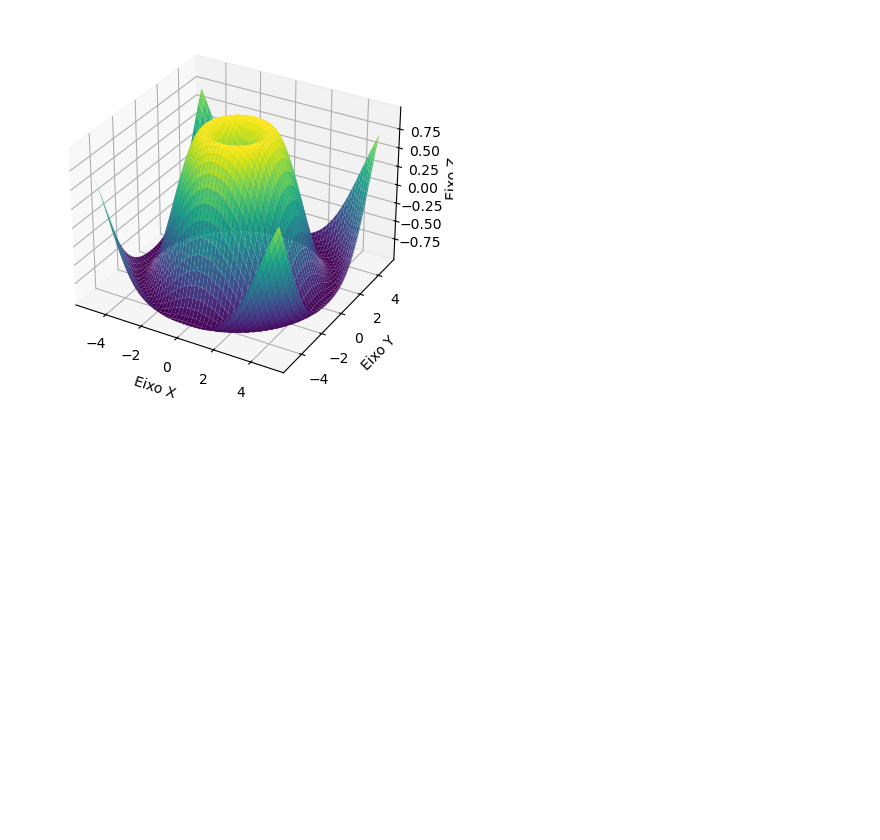
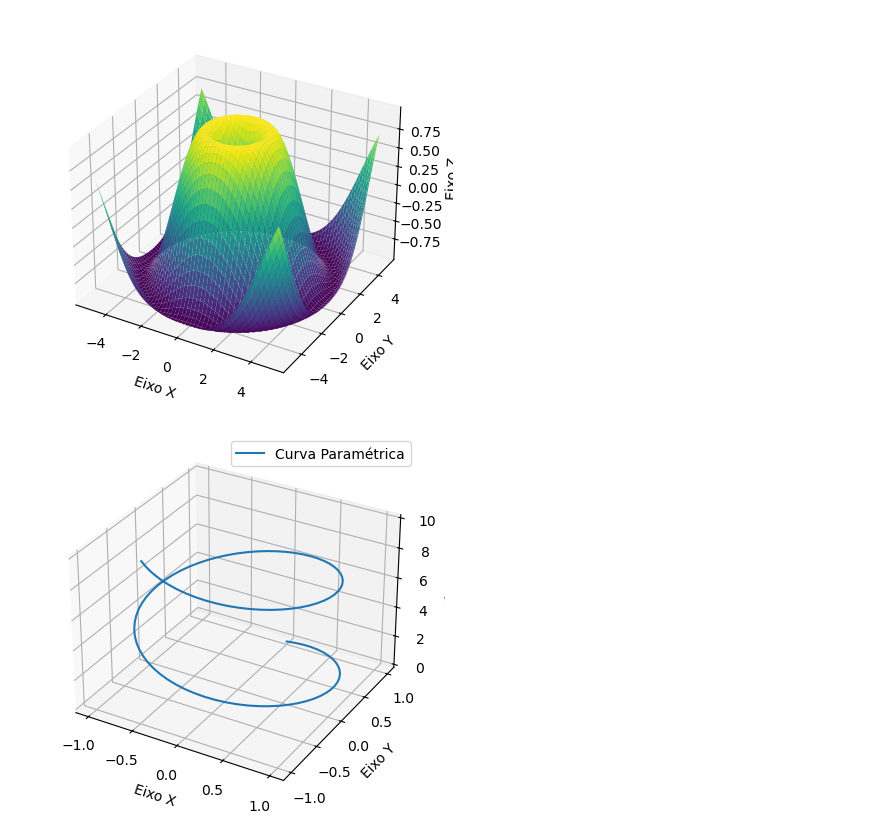
Before and after one commit to eltongaspar/python, a Jupyter notebook: #adatec - 01.ipynb, the cells around one changed output. Cells and saved outputs as stored; diff of their text form; code cells hidden in the pictures; blank space fills up the shorter version.

```diff
--- a/#adatec - 01.ipynb
+++ b/#adatec - 01.ipynb
@@ -1262,3 +1262,31 @@ ax.set_zlabel('Eixo Z')
 plt.show()
 # %% [output]
 [figure]
+# %%
+import matplotlib.pyplot as plt
+from mpl_toolkits.mplot3d import Axes3D
+import numpy as np
+
+# Dados de exemplo
+t = np.linspace(0, 10, 100)
+x = np.sin(t)
+y = np.cos(t)
+z = t
+
+# Criação da figura
+fig = plt.figure()
+ax = fig.add_subplot(111, projection='3d')
+
+# Criação do gráfico de linha 3D
+ax.plot(x, y, z, label='Curva Paramétrica')
+ax.legend()
+
+# Adicionando rótulos aos eixos
+ax.set_xlabel('Eixo X')
+ax.set_ylabel('Eixo Y')
+ax.set_zlabel('Eixo Z')
+
+# Exibição do gráfico
+plt.show()
+# %% [output]
+[figure, added]
```
Also changed, not shown: parts of 9 cells of this notebook.
